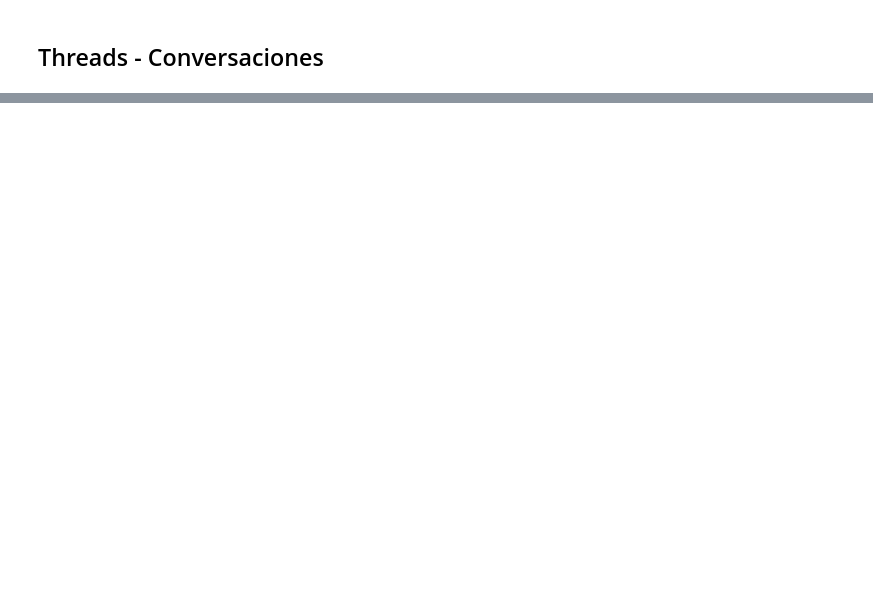
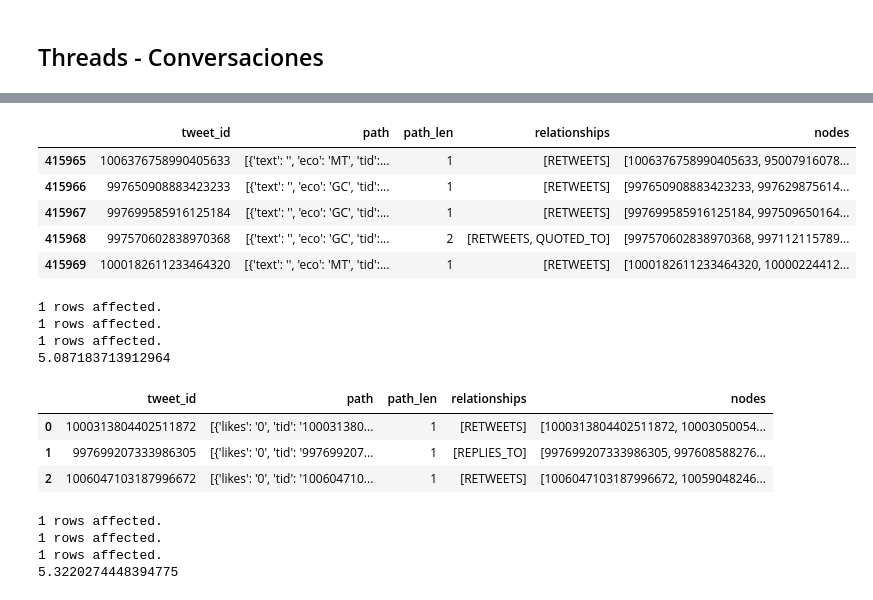
Before and after one commit to ylizama/social_protests, a Jupyter notebook: 10_Objetificacion_Lenguaje.ipynb, the cells around one changed output, grey strips where cells are left out. Drawn from its saved outputs; the diff is of its cells as text; code cells hidden in the pictures; blank space fills up the shorter version.

```diff
--- a/10_Objetificacion_Lenguaje.ipynb
+++ b/10_Objetificacion_Lenguaje.ipynb
@@ -16,0 +81,5 @@ print(i)
+# %%
+new_tweets = [int(n) for n in new_tweets]
+# %%
+new_tweets = new_tweets[len(all_p):]
+all_p = []
@@ -17,9 +90,8 @@ print(i)
 # %%
-for tweet_id in tweets_list:
-    df = %cypher MATCH path=(n:tweet)-[r :RETWEETS|REPLIES_TO|QUOTED_TO*]-> (m:tweet) WHERE n.tid = '{tweet_id}' RETURN n.tid as tweet_id, path, length(path) as path_len, [r in relationships(path) | type(r)] as relationships, [t in nodes(path) | t.tid] as nodes ORDER BY path_len DESC LIMIT 1
-    df = df.get_dataframe()
-    all_paths_df = pd.concat([all_paths_df, df], ignore_index=True, sort=False)
-    i = i-1
-    print(i)
+for ids_e in new_tweets:
+    df_tweets = %cypher MATCH path=(n:tweet)-[r :RETWEETS|REPLIES_TO|QUOTED_TO*]-> (m:tweet) WHERE n.tid = '{ids_e}' RETURN n.tid as tweet_id, path, length(path) as path_len, [r in relationships(path) | type(r)] as relationships, [t in nodes(path) | t.tid] as nodes ORDER BY path_len DESC LIMIT 1
+    df_tweets = df_tweets.get_dataframe()
+    all_p.append(df_tweets)
+    print(len(all_p))
 # %% [output]
 1 rows affected.
@@ -46,2 +122,54 @@ len(all_paths_df)
+# %%
+all_paths_df = pd.concat(all_p, ignore_index=True, sort=False)
 # %%
 all_paths_df.to_csv("conversations/h9.csv", index=False, header=False, sep="\t")
+# %%
+all_paths_df.tail()
+# %% [output]
+|  | tweet_id | path | path_len | relationships | nodes |
+| 415965 | 1006376758990405633 | [{'text': '', 'eco': 'MT', 'tid':... | 1 | [RETWEETS] | [1006376758990405633, 95007916078... |
+| 415966 | 997650908883423233 | [{'text': '', 'eco': 'GC', 'tid':... | 1 | [RETWEETS] | [997650908883423233, 997629875614... |
+| 415967 | 997699585916125184 | [{'text': '', 'eco': 'GC', 'tid':... | 1 | [RETWEETS] | [997699585916125184, 997509650164... |
+| 415968 | 997570602838970368 | [{'text': '', 'eco': 'GC', 'tid':... | 2 | [RETWEETS, QUOTED_TO] | [997570602838970368, 997112115789... |
+| 415969 | 1000182611233464320 | [{'text': '', 'eco': 'MT', 'tid':... | 1 | [RETWEETS] | [1000182611233464320, 10000224412... |
+# %%
+all_p = []
+start = time.time()
+
+for tweet_id in new_tweets[:3]:
+    df = %cypher MATCH path=(n:tweet)-[r :RETWEETS|REPLIES_TO|QUOTED_TO*]-> (m:tweet) WHERE n.tid = '{tweet_id}' RETURN n.tid as tweet_id, path, length(path) as path_len, [r in relationships(path) | type(r)] as relationships, [t in nodes(path) | t.tid] as nodes ORDER BY path_len DESC LIMIT 1
+    df = df.get_dataframe()
+    all_p.append(df)
+
+all_paths_df = pd.concat(all_p, ignore_index=True, sort=False)
+end = time.time()
+print(end - start)
+# %% [output]
+1 rows affected.
+1 rows affected.
+1 rows affected.
+5.087183713912964
+# %%
+display(all_paths_df)
+# %% [output]
+|  | tweet_id | path | path_len | relationships | nodes |
+| 0 | 1000313804402511872 | [{'likes': '0', 'tid': '100031380... | 1 | [RETWEETS] | [1000313804402511872, 10003050054... |
+| 1 | 997699207333986305 | [{'likes': '0', 'tid': '997699207... | 1 | [REPLIES_TO] | [997699207333986305, 997608588276... |
+| 2 | 1006047103187996672 | [{'likes': '0', 'tid': '100604710... | 1 | [RETWEETS] | [1006047103187996672, 10059048246... |
+# %%
+import time
+start = time.time()
+
+for tweet_id in new_tweets[:3]:
+    df = %cypher MATCH path=(n:tweet)-[r :RETWEETS|REPLIES_TO|QUOTED_TO*]-> (m:tweet) WHERE n.tid = '{tweet_id}' RETURN n.tid as tweet_id, path, length(path) as path_len, [r in relationships(path) | type(r)] as relationships, [t in nodes(path) | t.tid] as nodes ORDER BY path_len DESC LIMIT 1
+    df = df.get_dataframe()
+    all_paths_df = all_paths_df.append(df)
+
+
+end = time.time()
+print(end - start)
+# %% [output]
+1 rows affected.
+1 rows affected.
+1 rows affected.
+5.3220274448394775
```
Also changed, not shown: parts of 20 cells of this notebook, 32 other files.
